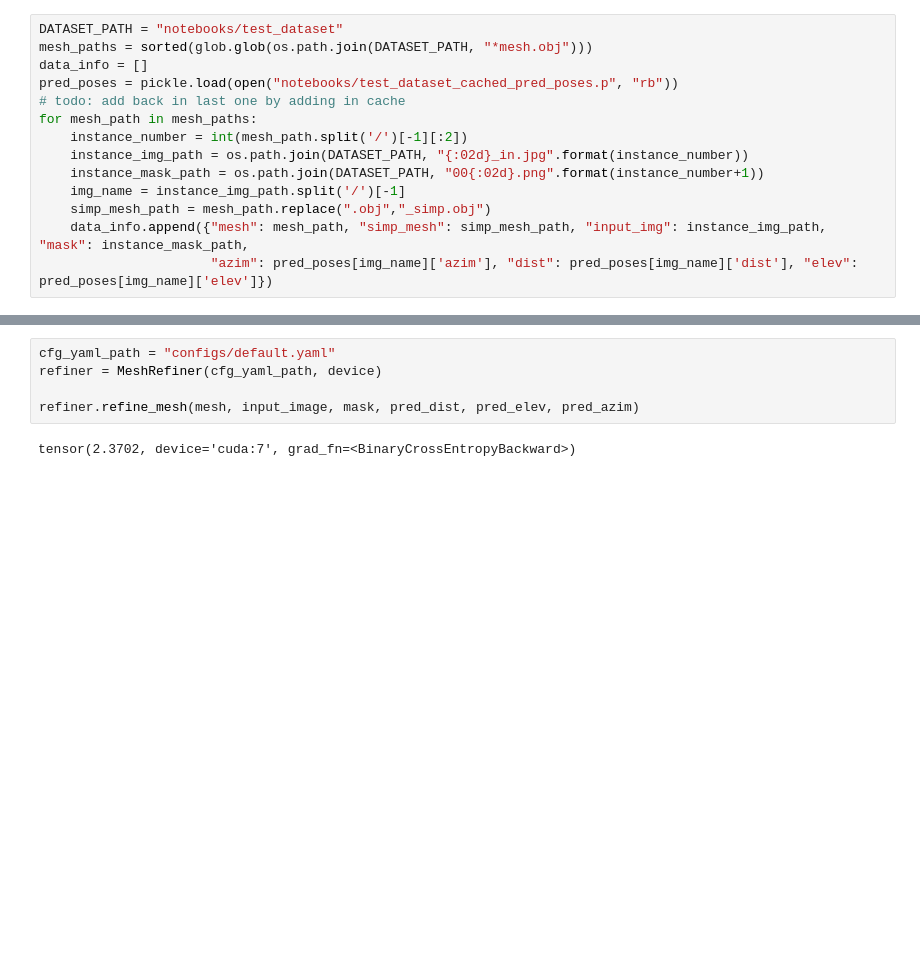
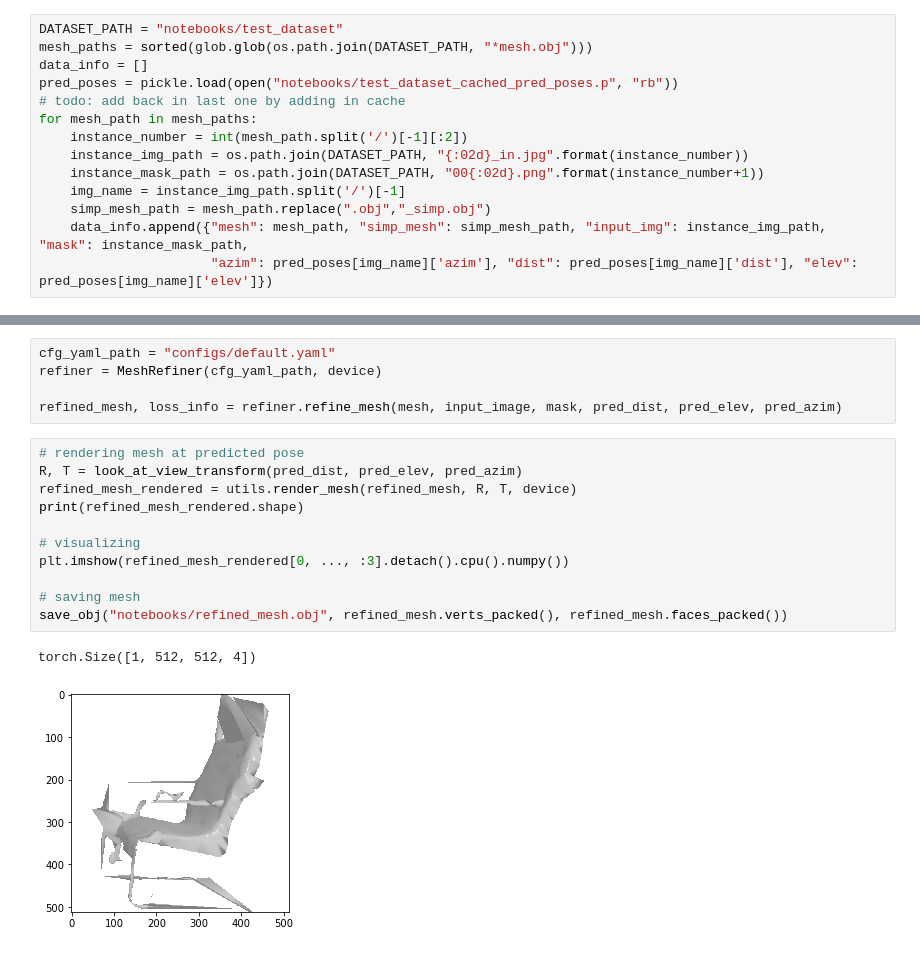
Before and after one commit to edwardyang12/sil_consistent_at_inference, a Jupyter notebook: notebooks/Deformation_Net.ipynb, the cells around one changed output, grey strips where cells are left out. Cells and saved outputs as stored; diff of their text form; blank space fills up the shorter version.

Commit message:
deformation works but needs refinement

```diff
--- a/notebooks/Deformation_Net.ipynb
+++ b/notebooks/Deformation_Net.ipynb
@@ -103,6 +102,18 @@ for data in data_info[:1]:
 cfg_yaml_path = "configs/default.yaml"
 refiner = MeshRefiner(cfg_yaml_path, device)
 
-refiner.refine_mesh(mesh, input_image, mask, pred_dist, pred_elev, pred_azim)
+refined_mesh, loss_info = refiner.refine_mesh(mesh, input_image, mask, pred_dist, pred_elev, pred_azim)
-# %% [output]
-tensor(2.3702, device='cuda:7', grad_fn=<BinaryCrossEntropyBackward>)
+# %%
+# rendering mesh at predicted pose
+R, T = look_at_view_transform(pred_dist, pred_elev, pred_azim)
+refined_mesh_rendered = utils.render_mesh(refined_mesh, R, T, device)
+print(refined_mesh_rendered.shape)
+
+# visualizing
+plt.imshow(refined_mesh_rendered[0, ..., :3].detach().cpu().numpy())
+
+# saving mesh
+save_obj("notebooks/refined_mesh.obj", refined_mesh.verts_packed(), refined_mesh.faces_packed())
+# %% [output]
+torch.Size([1, 512, 512, 4])
+[figure, added]
```
Also changed, not shown: parts of 5 cells of this notebook, 5 other files.
